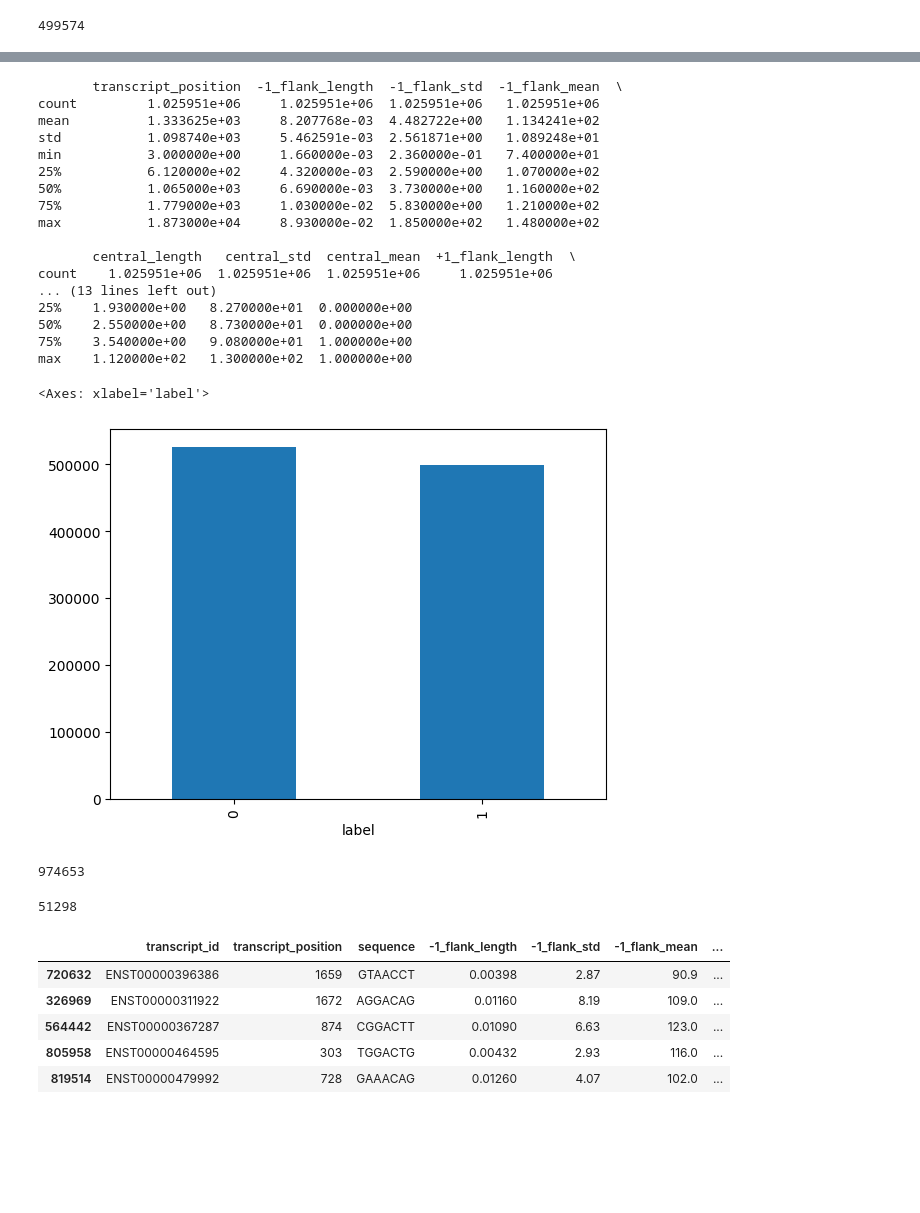
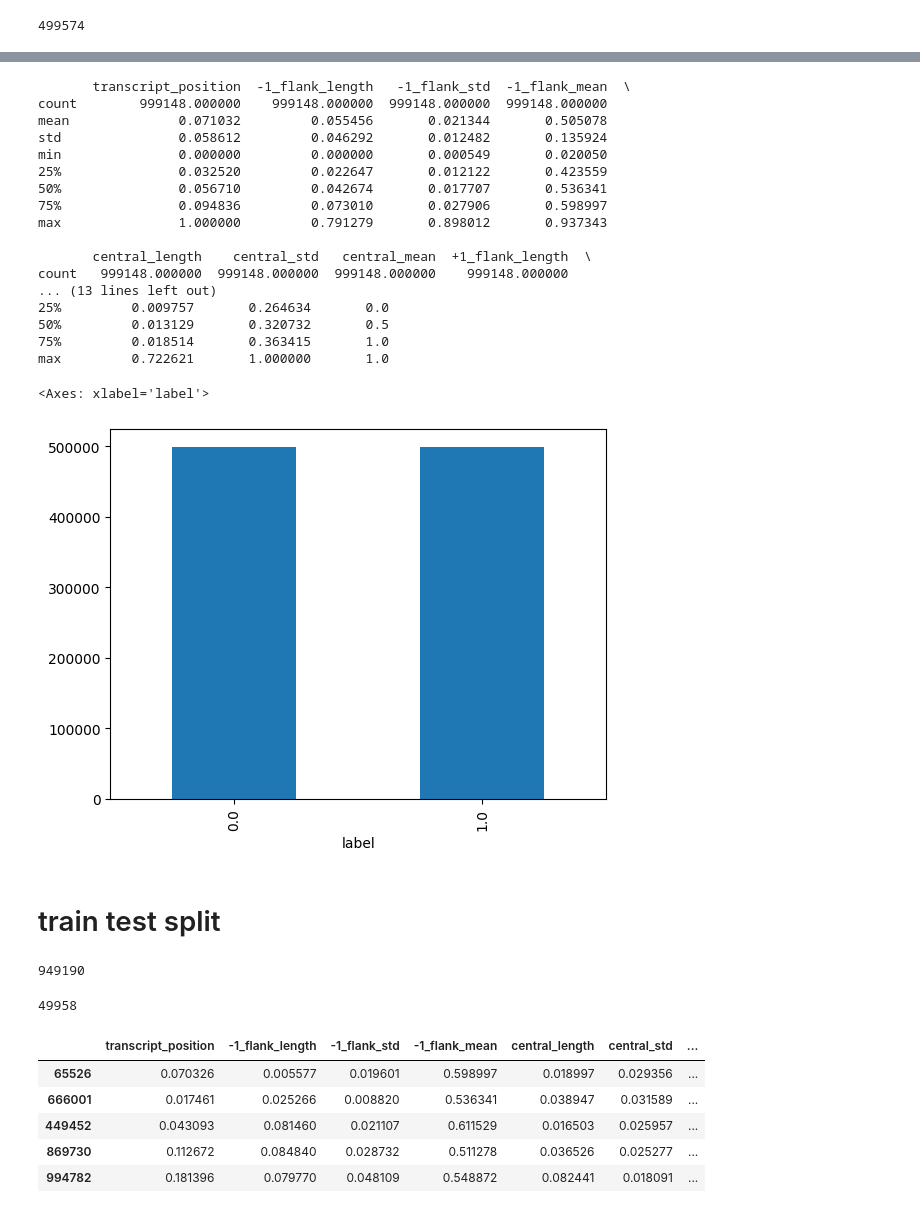
Before and after one commit to liuchennn1414/dsa4266_tundra, a Jupyter notebook: train_test.ipynb, the cells around one changed output, grey strips where cells are left out. Drawn from its saved outputs; the diff is of its cells as text; code cells hidden in the pictures; blank space fills up the shorter version.

```diff
--- a/train_test.ipynb
+++ b/train_test.ipynb
@@ -14,5 +15,4 @@ df.head()
 | 3 | ENST00000000233 | 244 | AAGACCA | 0.00398 | 2.06 | 125.0 | ... |
 | 4 | ENST00000000233 | 244 | AAGACCA | 0.00664 | 2.92 | 120.0 | ... |
 # %%
-y = df[['label']]
-X = df.drop('label', axis = 1)
+df = df.drop(["transcript_id", "sequence", "gene_id"], axis=1)
@@ -28,0 +21,4 @@ len(test)
+# %%
+scaler = preprocessing.MinMaxScaler()
+d = scaler.fit_transform(df)
+print(d)
@@ -28,0 +33,2 @@ len(test)
+# %%
+df = pd.DataFrame(d, columns=df.columns)
@@ -41,59 +77,63 @@ len(df[df['label'] == 1])
+# %%
+ratio = 1 - 499574/10527532
 # %%
 # Calculate the number of negative samples to remove (70% of total negatives)
-num_negatives_to_remove = int(0.95 * len(df[df['label'] == 0]))
+num_negatives_to_remove = int(ratio * len(df[df['label'] == 0]))
 
 # Get the indices of negative samples
 negative_indices = df.index[df['label'] == 0]
 
 # Randomly select and remove 70% of the negative samples
 indices_to_remove = np.random.choice(negative_indices, size=num_negatives_to_remove, replace=False)
 df = df.drop(indices_to_remove)
 
 # Reset the index of the DataFrame (optional)
 df.reset_index(drop=True, inplace=True)
 
 # Print the updated DataFrame
 print(df.describe())
 df['label'].value_counts().plot(kind='bar')
 # %% [output]
-       transcript_position  -1_flank_length  -1_flank_std  -1_flank_mean  \
-count         1.025951e+06     1.025951e+06  1.025951e+06   1.025951e+06
-mean          1.333625e+03     8.207768e-03  4.482722e+00   1.134241e+02
-std           1.098740e+03     5.462591e-03  2.561871e+00   1.089248e+01
-min           3.000000e+00     1.660000e-03  2.360000e-01   7.400000e+01
-25%           6.120000e+02     4.320000e-03  2.590000e+00   1.070000e+02
-50%           1.065000e+03     6.690000e-03  3.730000e+00   1.160000e+02
-75%           1.779000e+03     1.030000e-02  5.830000e+00   1.210000e+02
-max           1.873000e+04     8.930000e-02  1.850000e+02   1.480000e+02
+       transcript_position  -1_flank_length   -1_flank_std  -1_flank_mean  \
+count        999148.000000    999148.000000  999148.000000  999148.000000
+mean              0.071032         0.055456       0.021344       0.505078
+std               0.058612         0.046292       0.012482       0.135924
+min               0.000000         0.000000       0.000549       0.020050
+25%               0.032520         0.022647       0.012122       0.423559
+50%               0.056710         0.042674       0.017707       0.536341
+75%               0.094836         0.073010       0.027906       0.598997
+max               1.000000         0.791279       0.898012       0.937343
 
-       central_length   central_std  central_mean  +1_flank_length  \
-count    1.025951e+06  1.025951e+06  1.025951e+06     1.025951e+06
+       central_length    central_std   central_mean  +1_flank_length  \
+count   999148.000000  999148.000000  999148.000000    999148.000000
 ... (13 lines left out)
-25%    1.930000e+00   8.270000e+01  0.000000e+00
-50%    2.550000e+00   8.730000e+01  0.000000e+00
-75%    3.540000e+00   9.080000e+01  1.000000e+00
-max    1.120000e+02   1.300000e+02  1.000000e+00
+25%         0.009757       0.264634       0.0
+50%         0.013129       0.320732       0.5
+75%         0.018514       0.363415       1.0
+max         0.722621       1.000000       1.0
 <Axes: xlabel='label'>
-[figure, old version]
+[figure, new version]
+# %% [markdown]
+# train test split
 # %%
 train, test = train_test_split(df, test_size=0.05)
 # %%
 len(train)
 # %% [output]
-974653
+949190
 # %%
 len(test)
 # %% [output]
-51298
+49958
 # %%
 train.head()
 # %% [output]
-|  | transcript_id | transcript_position | sequence | -1_flank_length | -1_flank_std | -1_flank_mean | ... |
-| 720632 | ENST00000396386 | 1659 | GTAACCT | 0.00398 | 2.87 | 90.9 | ... |
-| 326969 | ENST00000311922 | 1672 | AGGACAG | 0.01160 | 8.19 | 109.0 | ... |
-| 564442 | ENST00000367287 | 874 | CGGACTT | 0.01090 | 6.63 | 123.0 | ... |
-| 805958 | ENST00000464595 | 303 | TGGACTG | 0.00432 | 2.93 | 116.0 | ... |
-| 819514 | ENST00000479992 | 728 | GAAACAG | 0.01260 | 4.07 | 102.0 | ... |
+|  | transcript_position | -1_flank_length | -1_flank_std | -1_flank_mean | central_length | central_std | ... |
+| 65526 | 0.070326 | 0.005577 | 0.019601 | 0.598997 | 0.018997 | 0.029356 | ... |
+| 666001 | 0.017461 | 0.025266 | 0.008820 | 0.536341 | 0.038947 | 0.031589 | ... |
+| 449452 | 0.043093 | 0.081460 | 0.021107 | 0.611529 | 0.016503 | 0.025957 | ... |
+| 869730 | 0.112672 | 0.084840 | 0.028732 | 0.511278 | 0.036526 | 0.025277 | ... |
+| 994782 | 0.181396 | 0.079770 | 0.048109 | 0.548872 | 0.082441 | 0.018091 | ... |
 # %%
 train.to_csv('train_data_new.csv', index=False)
 test.to_csv('test_data_new.csv', index=False)
```
Also changed, not shown: parts of 13 cells of this notebook, 3 other files.
